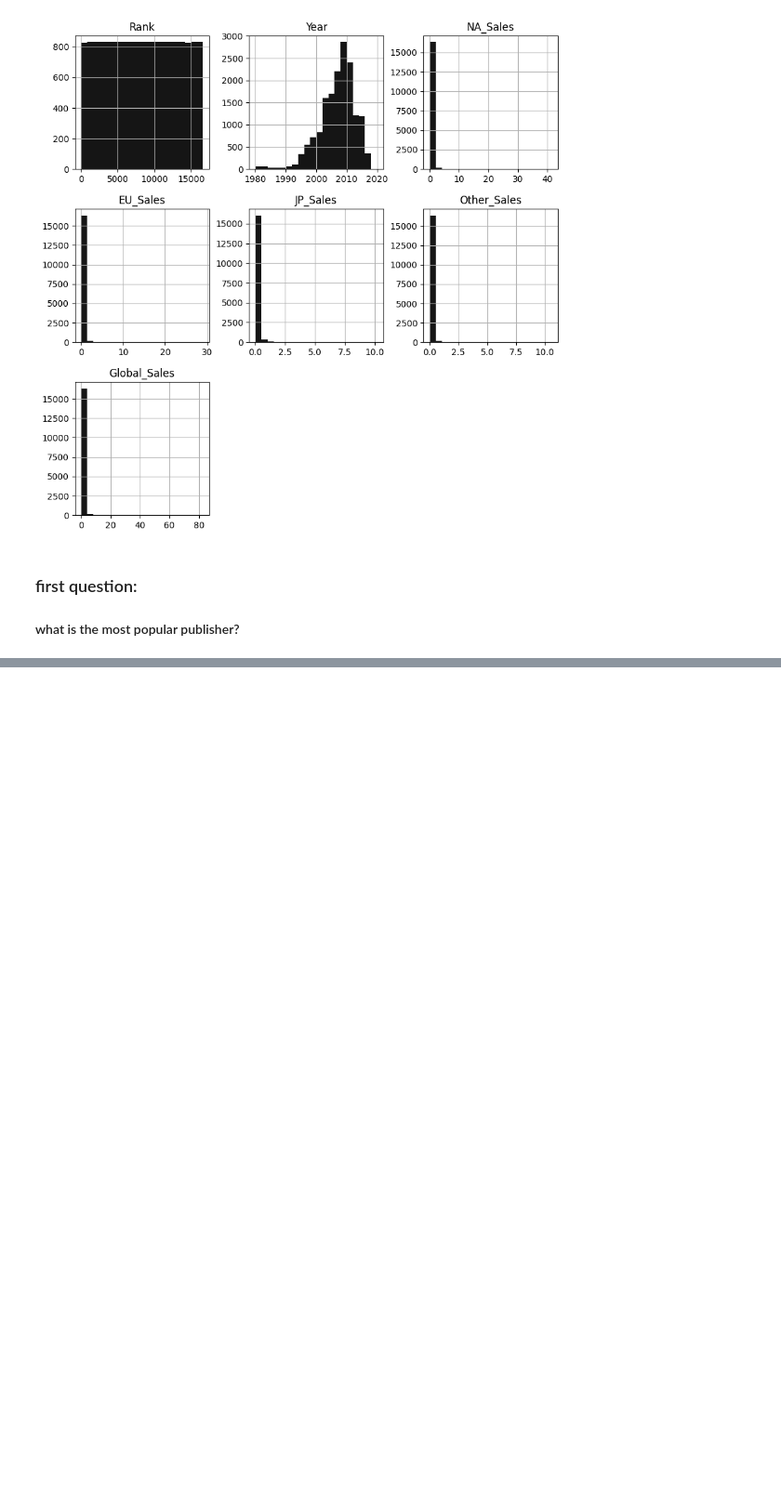
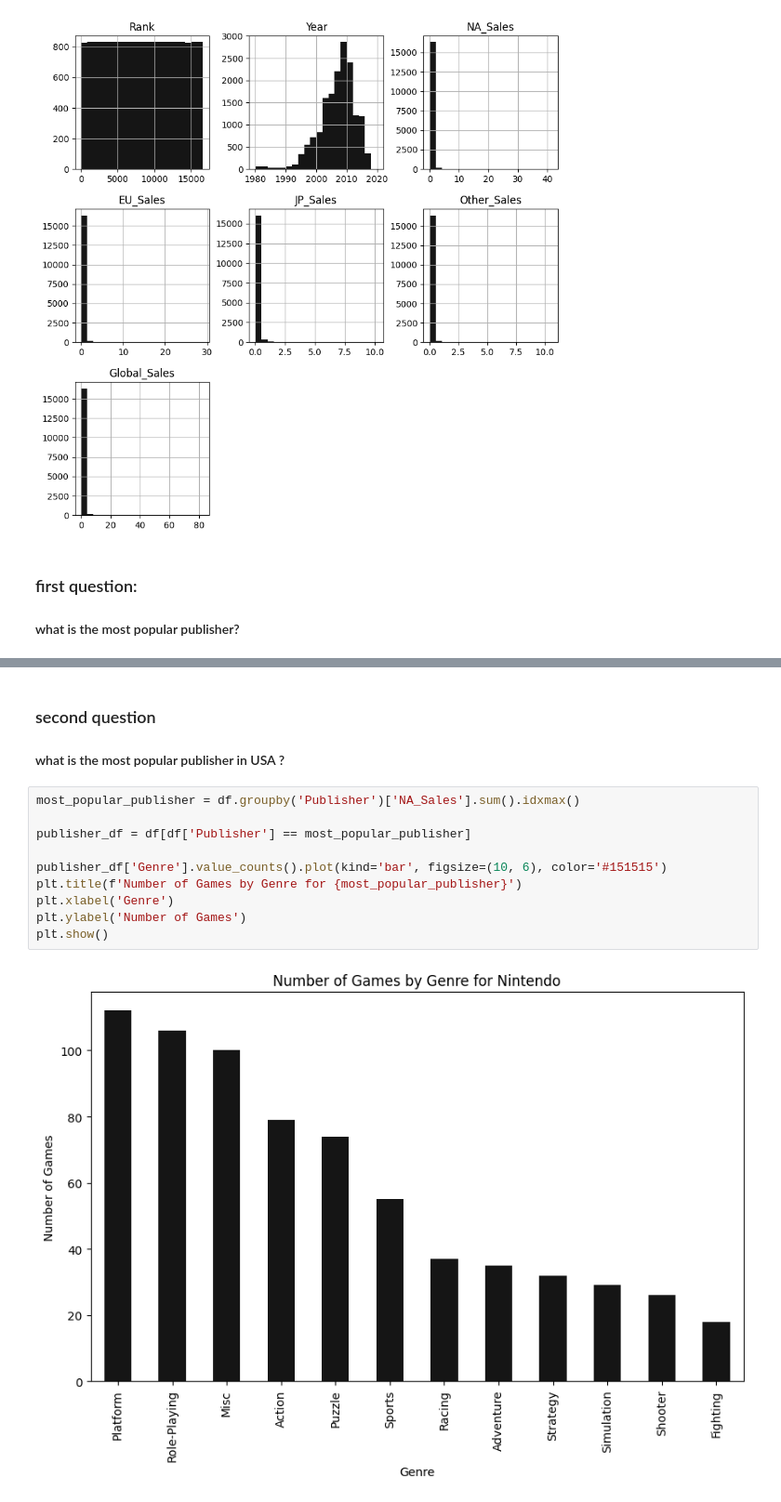
Before and after one commit to ahmedshekooo/notebooks, a Jupyter notebook: first.ipynb, the cells around one changed output, grey strips where cells are left out. Shown at 93% size. Saved outputs shown, nothing was run; the diff lists cells and outputs as text; blank space fills up the shorter version.

Commit message:
add second question

```diff
--- a/first.ipynb
+++ b/first.ipynb
@@ -54,0 +43,16 @@ Name: Global_Sales, Length: 578, dtype: float64
+# %% [markdown]
+### second question
+
+#### what is the most popular publisher in USA ?
+# %%
+most_popular_publisher = df.groupby('Publisher')['NA_Sales'].sum().idxmax()
+
+publisher_df = df[df['Publisher'] == most_popular_publisher]
+
+publisher_df['Genre'].value_counts().plot(kind='bar', figsize=(10, 6), color='#151515')
+plt.title(f'Number of Games by Genre for {most_popular_publisher}')
+plt.xlabel('Genre')
+plt.ylabel('Number of Games')
+plt.show()
+# %% [output]
+[figure, added]
```
Also changed, not shown: parts of 1 cell of this notebook.
